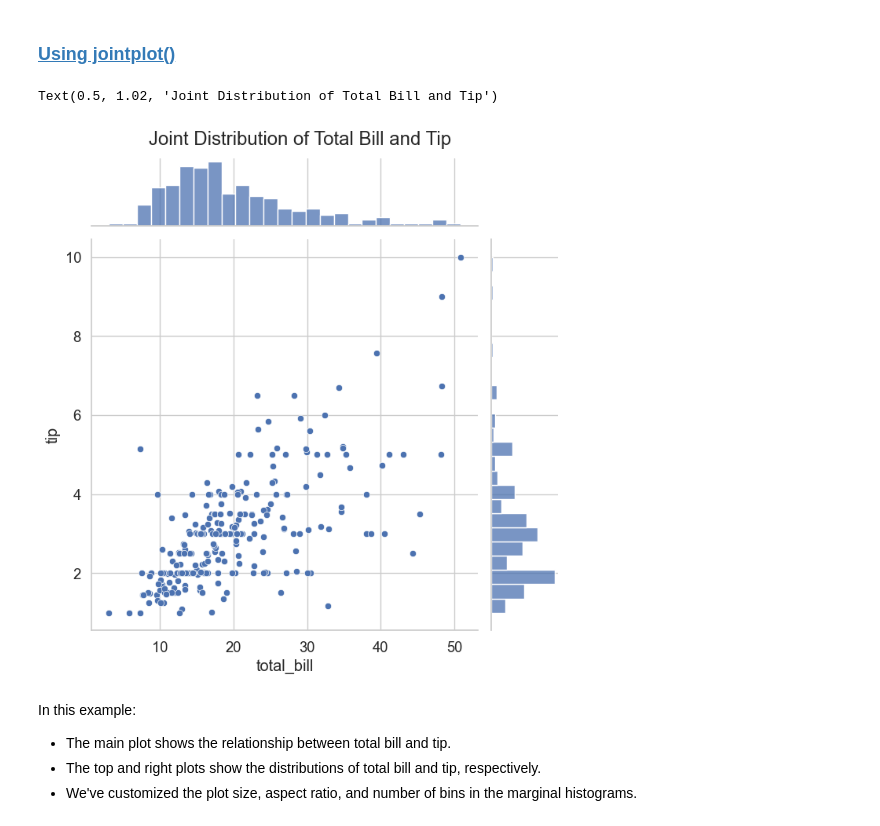
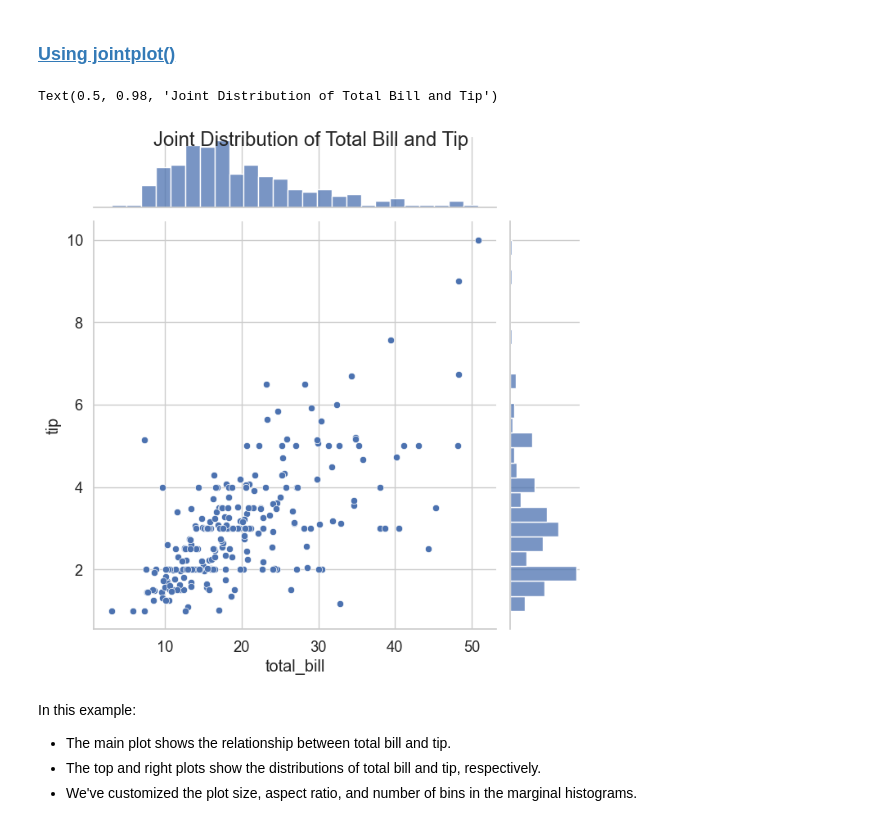
Before and after one commit to pytopia/Data-Visualization, a Jupyter notebook: Lectures/05 Getting Started with Seaborn/02 Understanding Seaborn Plot Types.ipynb, the cells around one changed output. Cells and saved outputs as stored; diff of their text form; code cells hidden in the pictures.

```diff
--- a/Lectures/05 Getting Started with Seaborn/02 Understanding Seaborn Plot Types.ipynb
+++ b/Lectures/05 Getting Started with Seaborn/02 Understanding Seaborn Plot Types.ipynb
@@ -461,24 +463,24 @@ Let's explore these functions in detail:
 # %%
 import seaborn as sns
 import matplotlib.pyplot as plt
 
 # Load the dataset
 tips = sns.load_dataset("tips")
 
 # Create a jointplot
 sns.jointplot(
     data=tips,
     x="total_bill",
     y="tip",
     kind="scatter",
     height=7,
     ratio=5,
     marginal_kws=dict(bins=25)
 )
-plt.suptitle("Joint Distribution of Total Bill and Tip", y=1.02)
+plt.suptitle("Joint Distribution of Total Bill and Tip")
 # %% [output]
-Text(0.5, 1.02, 'Joint Distribution of Total Bill and Tip')
+Text(0.5, 0.98, 'Joint Distribution of Total Bill and Tip')
-[figure, old version]
+[figure, new version]
 # %% [markdown]
 In this example:
 - The main plot shows the relationship between total bill and tip.
```
Also changed, not shown: parts of 9 cells of this notebook.
